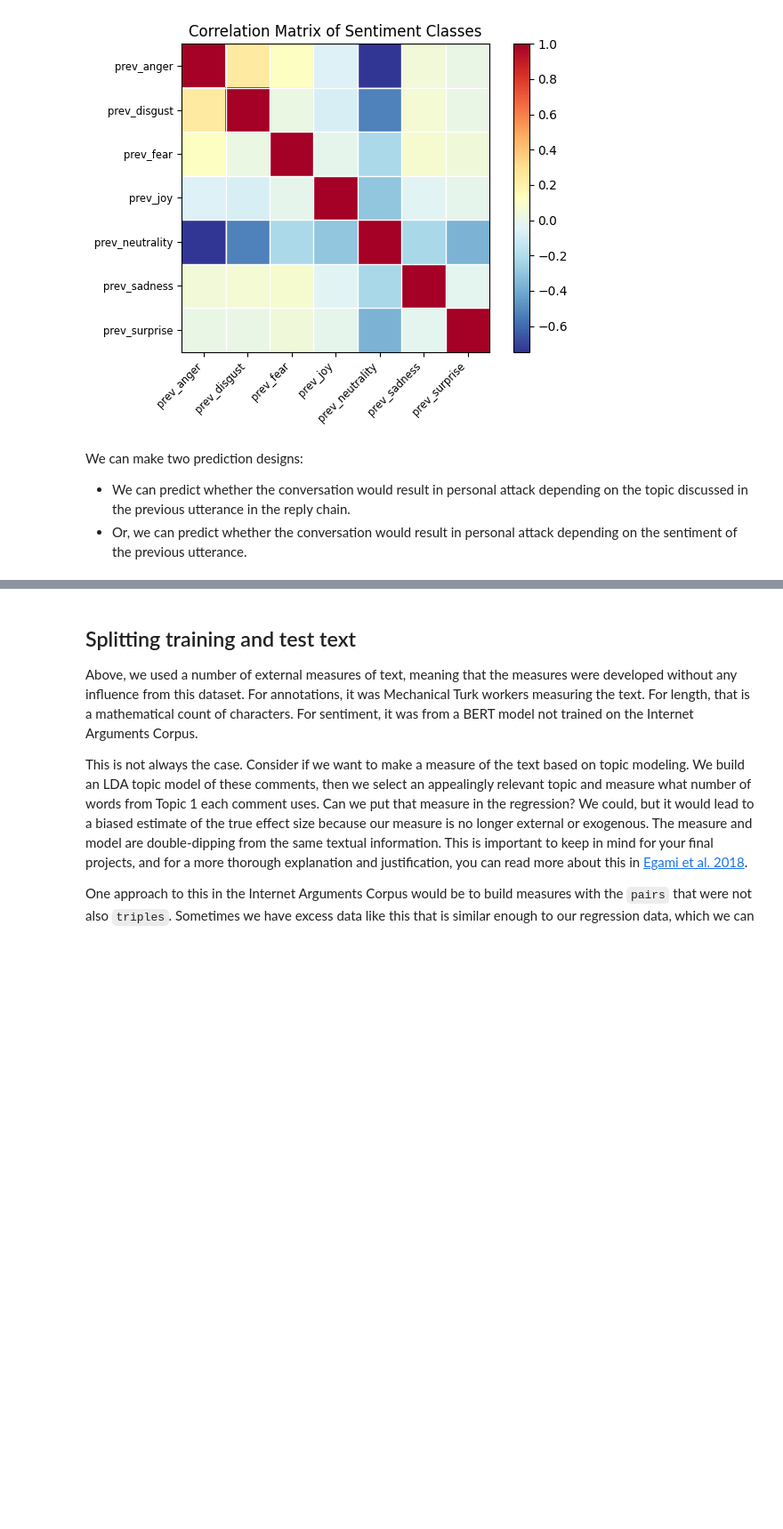
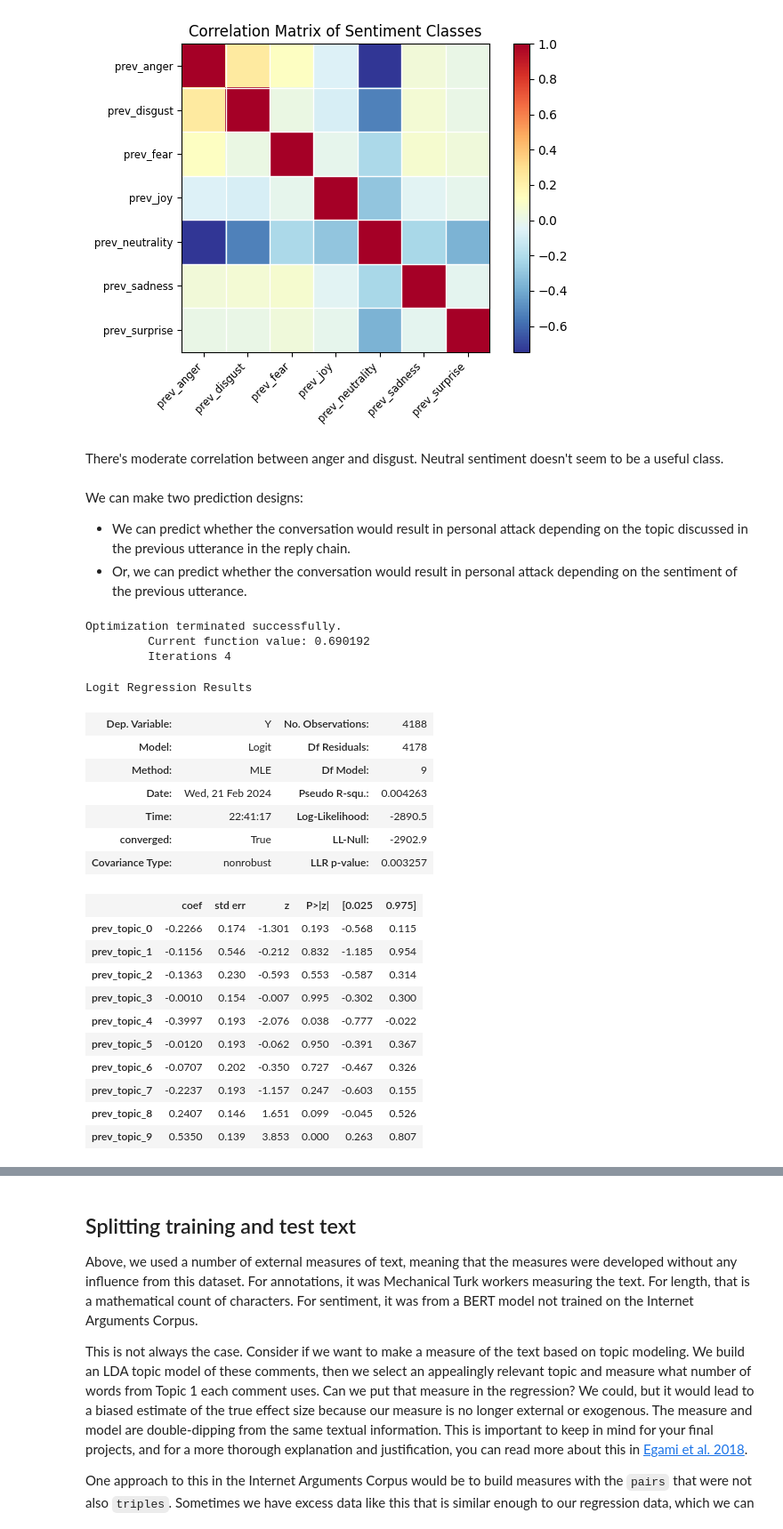
Before and after one commit to Dededon/SOCI40133_Assignments, a Jupyter notebook: Week7/7_Prediction_and_Causal_Inference.ipynb, the cells around one changed output, grey strips where cells are left out. Shown at 89% size. Saved outputs shown, nothing was run; the diff lists cells and outputs as text; code cells hidden in the pictures; blank space fills up the shorter version.

```diff
--- a/Week7/7_Prediction_and_Causal_Inference.ipynb
+++ b/Week7/7_Prediction_and_Causal_Inference.ipynb
@@ -410,7 +412,40 @@ plt.title('Correlation Matrix of Sentiment Classes')
 plt.show()
 # %% [output]
 [figure]
+# %% [markdown]
+There's moderate correlation between anger and disgust. Neutral sentiment doesn't seem to be a useful class.
 # %% [markdown]
 We can make two prediction designs:
  - We can predict whether the conversation would result in personal attack depending on the topic discussed in the previous utterance in the reply chain.
  - Or, we can predict whether the conversation would result in personal attack depending on the sentiment of the previous utterance.
+# %%
+# Fit Logit Model:
+control = ['prev_len']
+y = causal_df['Y']
+X = causal_df[topic_classes]
+
+model_topic = sm.Logit(y, X).fit()
+model_topic.summary()
+# %% [output]
+Optimization terminated successfully.
+         Current function value: 0.690192
+         Iterations 4
+Logit Regression Results
+| Dep. Variable: | Y | No. Observations: | 4188 |
+| Model: | Logit | Df Residuals: | 4178 |
+| Method: | MLE | Df Model: | 9 |
+| Date: | Wed, 21 Feb 2024 | Pseudo R-squ.: | 0.004263 |
+| Time: | 22:41:17 | Log-Likelihood: | -2890.5 |
+| converged: | True | LL-Null: | -2902.9 |
+| Covariance Type: | nonrobust | LLR p-value: | 0.003257 |
+|  | coef | std err | z | P>|z| | [0.025 | 0.975] |
+| prev_topic_0 | -0.2266 | 0.174 | -1.301 | 0.193 | -0.568 | 0.115 |
+| prev_topic_1 | -0.1156 | 0.546 | -0.212 | 0.832 | -1.185 | 0.954 |
+| prev_topic_2 | -0.1363 | 0.230 | -0.593 | 0.553 | -0.587 | 0.314 |
+| prev_topic_3 | -0.0010 | 0.154 | -0.007 | 0.995 | -0.302 | 0.300 |
+| prev_topic_4 | -0.3997 | 0.193 | -2.076 | 0.038 | -0.777 | -0.022 |
+| prev_topic_5 | -0.0120 | 0.193 | -0.062 | 0.950 | -0.391 | 0.367 |
+| prev_topic_6 | -0.0707 | 0.202 | -0.350 | 0.727 | -0.467 | 0.326 |
+| prev_topic_7 | -0.2237 | 0.193 | -1.157 | 0.247 | -0.603 | 0.155 |
+| prev_topic_8 | 0.2407 | 0.146 | 1.651 | 0.099 | -0.045 | 0.526 |
+| prev_topic_9 | 0.5350 | 0.139 | 3.853 | 0.000 | 0.263 | 0.807 |
```
Also changed, not shown: parts of 21 cells of this notebook.
